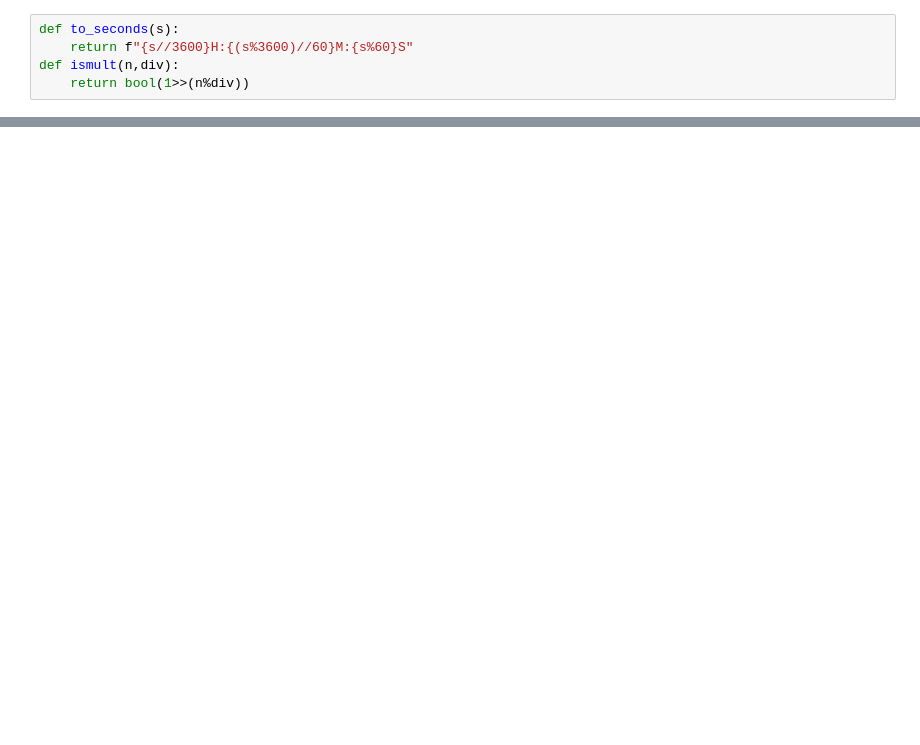
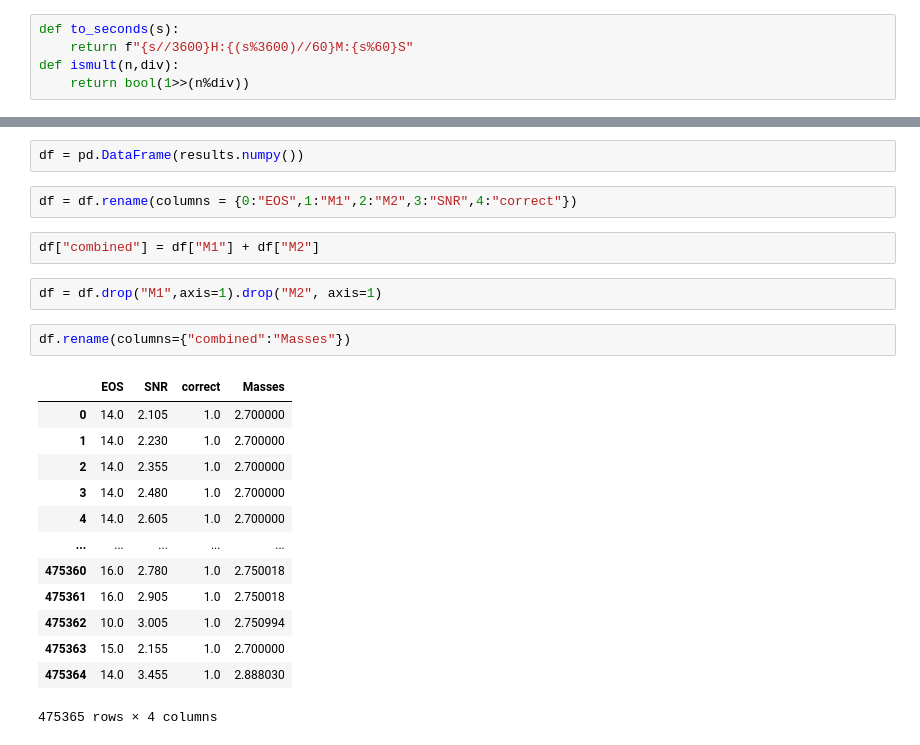
Before and after one commit to aashraychegu/testing_grounds, a Jupyter notebook: classifier.ipynb, the cells around one changed output, grey strips where cells are left out. Drawn from its saved outputs; the diff is of its cells as text; blank space fills up the shorter version.

```diff
--- a/classifier.ipynb
+++ b/classifier.ipynb
@@ -207,0 +360,24 @@ print(average_accuracy,average_auroc)
+# %%
+df = pd.DataFrame(results.numpy())
+# %%
+df = df.rename(columns = {0:"EOS",1:"M1",2:"M2",3:"SNR",4:"correct"})
+# %%
+df["combined"] = df["M1"] + df["M2"]
+# %%
+df = df.drop("M1",axis=1).drop("M2", axis=1)
+# %%
+df.rename(columns={"combined":"Masses"})
+# %% [output]
+|  | EOS | SNR | correct | Masses |
+| 0 | 14.0 | 2.105 | 1.0 | 2.700000 |
+| 1 | 14.0 | 2.230 | 1.0 | 2.700000 |
+| 2 | 14.0 | 2.355 | 1.0 | 2.700000 |
+| 3 | 14.0 | 2.480 | 1.0 | 2.700000 |
+| 4 | 14.0 | 2.605 | 1.0 | 2.700000 |
+| ... | ... | ... | ... | ... |
+| 475360 | 16.0 | 2.780 | 1.0 | 2.750018 |
+| 475361 | 16.0 | 2.905 | 1.0 | 2.750018 |
+| 475362 | 10.0 | 3.005 | 1.0 | 2.750994 |
+| 475363 | 15.0 | 2.155 | 1.0 | 2.700000 |
+| 475364 | 14.0 | 3.455 | 1.0 | 2.888030 |
+475365 rows × 4 columns
```
Also changed, not shown: parts of 36 cells of this notebook, 3 other files.
